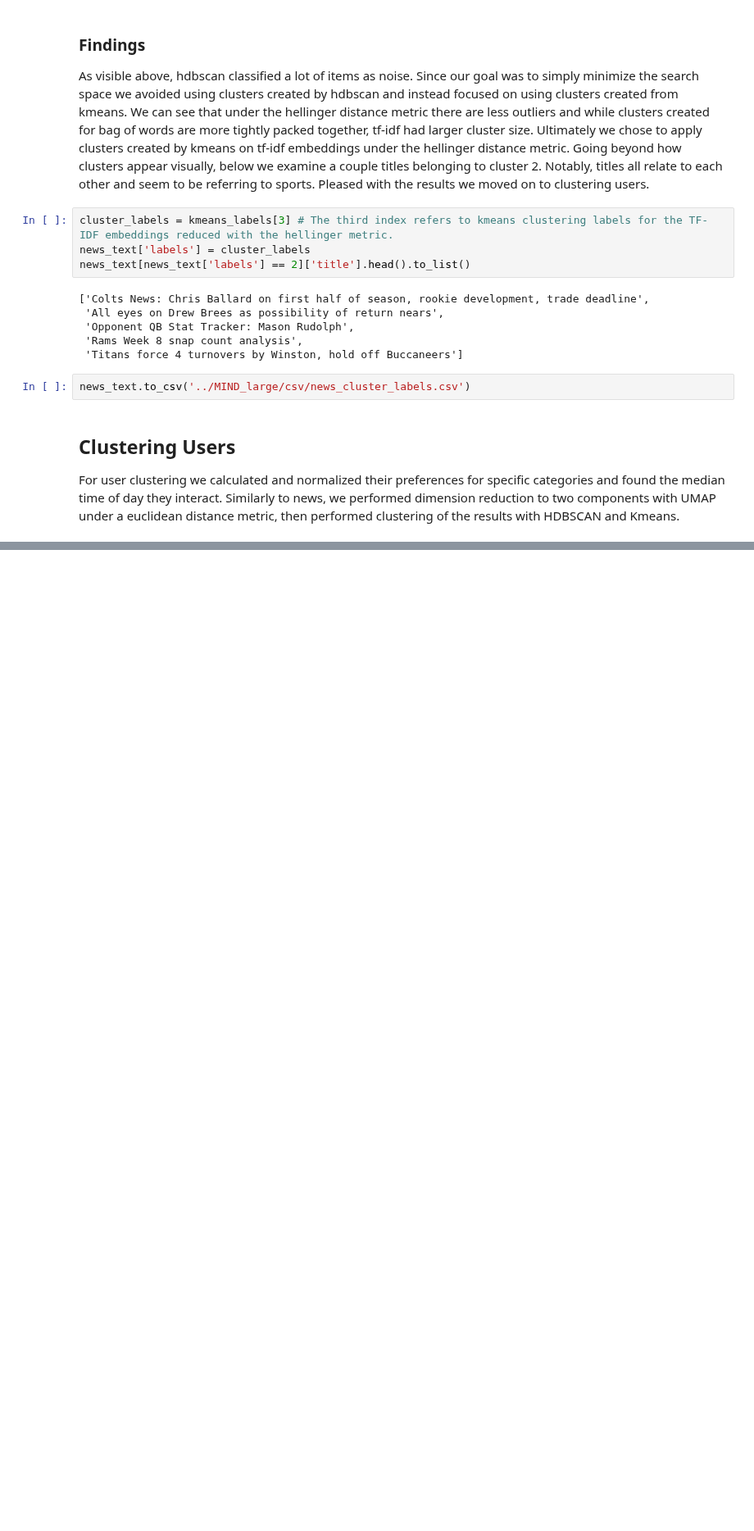
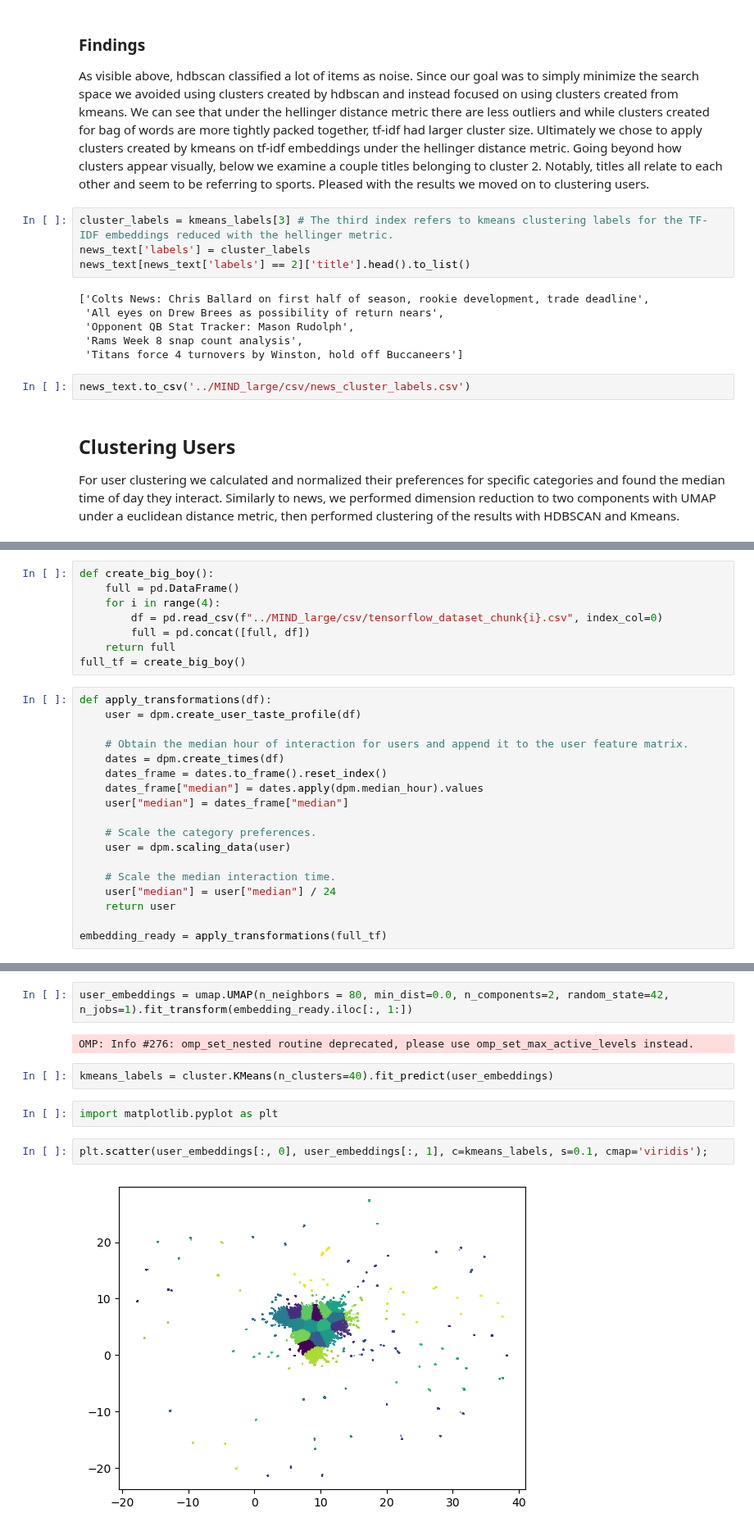
Before and after one commit to nicholas-rf/RecommenderProject, a Jupyter notebook: ExploratoryAnalysis/clustering_report.ipynb, the cells around one changed output, grey strips where cells are left out. Shown at 82% size. Saved outputs shown, nothing was run; the diff lists cells and outputs as text; blank space fills up the shorter version.

Commit message:
Finalized matrix creation off of IC and UC's

```diff
--- a/ExploratoryAnalysis/clustering_report.ipynb
+++ b/ExploratoryAnalysis/clustering_report.ipynb
@@ -70,0 +75,26 @@ import data_processing_modules as dpm/
+# %%
+def create_big_boy():
+    full = pd.DataFrame()
+    for i in range(4):
+        df = pd.read_csv(f"../MIND_large/csv/tensorflow_dataset_chunk{i}.csv", index_col=0)
+        full = pd.concat([full, df])
+    return full
+full_tf = create_big_boy()
+# %%
+def apply_transformations(df):
+    user = dpm.create_user_taste_profile(df)
+
+    # Obtain the median hour of interaction for users and append it to the user feature matrix.
+    dates = dpm.create_times(df)
+    dates_frame = dates.to_frame().reset_index()
+    dates_frame["median"] = dates.apply(dpm.median_hour).values
+    user["median"] = dates_frame["median"]
+
+    # Scale the category preferences.
+    user = dpm.scaling_data(user)
+
+    # Scale the median interaction time.
+    user["median"] = user["median"] / 24
+    return user
+
+embedding_ready = apply_transformations(full_tf)
@@ -70,0 +128,12 @@ import data_processing_modules as dpm/
+# %%
+user_embeddings = umap.UMAP(n_neighbors = 80, min_dist=0.0, n_components=2, random_state=42, n_jobs=1).fit_transform(embedding_ready.iloc[:, 1:])
+# %% [output]
+OMP: Info #276: omp_set_nested routine deprecated, please use omp_set_max_active_levels instead.
+# %%
+kmeans_labels = cluster.KMeans(n_clusters=40).fit_predict(user_embeddings)
+# %%
+import matplotlib.pyplot as plt
+# %%
+plt.scatter(user_embeddings[:, 0], user_embeddings[:, 1], c=kmeans_labels, s=0.1, cmap='viridis');
+# %% [output]
+[figure, added]
```
Also changed, not shown: parts of 16 cells of this notebook, 4 other files.
